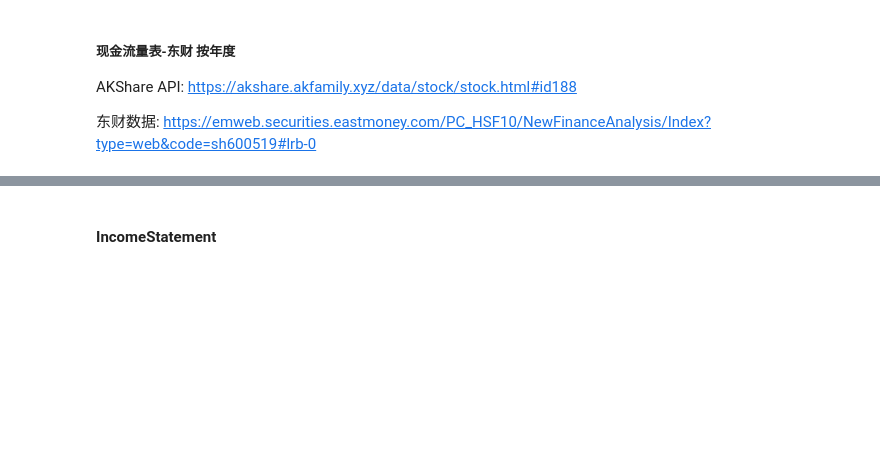
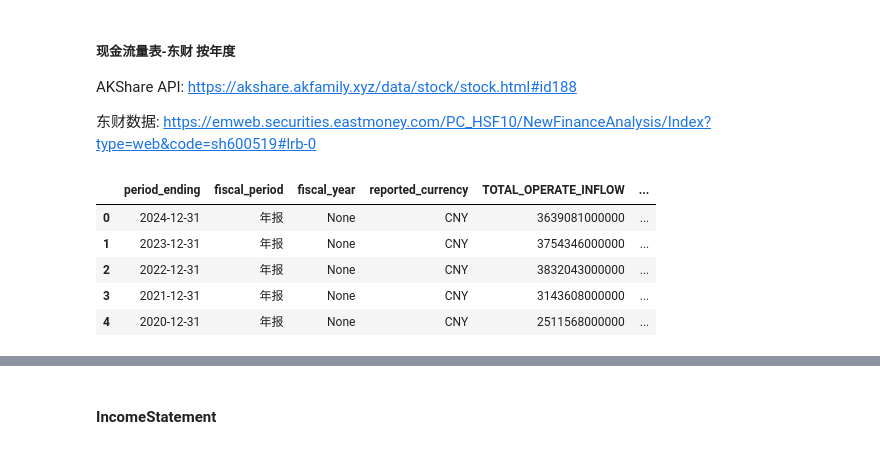
Before and after one commit to shugaoye/openbb_akshare, a Jupyter notebook: akshare_test.ipynb, the cells around one changed output, grey strips where cells are left out. Saved outputs shown, nothing was run; the diff lists cells and outputs as text; code cells hidden in the pictures; blank space fills up the shorter version.

```diff
--- a/akshare_test.ipynb
+++ b/akshare_test.ipynb
@@ -10,6 +10,22 @@ Version: 0.3.13
 AKShare API: https://akshare.akfamily.xyz/data/stock/stock.html#id188
 
 东财数据: https://emweb.securities.eastmoney.com/PC_HSF10/NewFinanceAnalysis/Index?type=web&code=sh600519#lrb-0
+# %%
+from openbb import obb
+obj = obb.equity.fundamental.cash(symbol="600028", provider="akshare")
+# %%
+#import pandas as pd
+#pd.DataFrame(obj.results)
+cash_flow_dicts = [item.model_dump() for item in obj.results]
+cash_flow = pd.DataFrame(cash_flow_dicts)
+cash_flow.head()
+# %% [output]
+|  | period_ending | fiscal_period | fiscal_year | reported_currency | TOTAL_OPERATE_INFLOW | ... |
+| 0 | 2024-12-31 | 年报 | None | CNY | 3639081000000 | ... |
+| 1 | 2023-12-31 | 年报 | None | CNY | 3754346000000 | ... |
+| 2 | 2022-12-31 | 年报 | None | CNY | 3832043000000 | ... |
+| 3 | 2021-12-31 | 年报 | None | CNY | 3143608000000 | ... |
+| 4 | 2020-12-31 | 年报 | None | CNY | 2511568000000 | ... |
 # %%
 import akshare as ak
 
```
Also changed, not shown: parts of 2 cells of this notebook, 5 other files.
